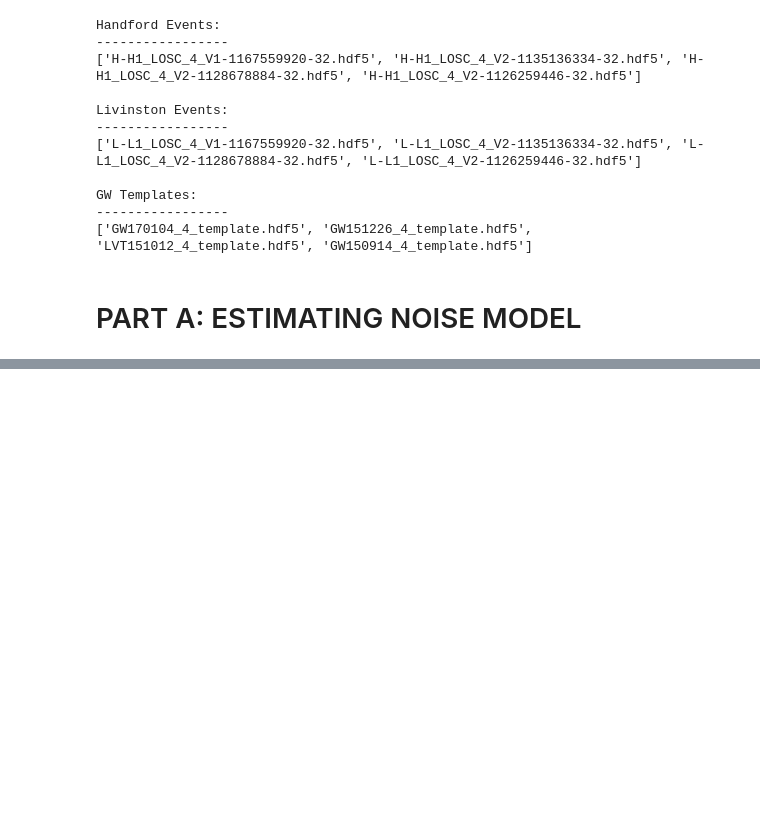
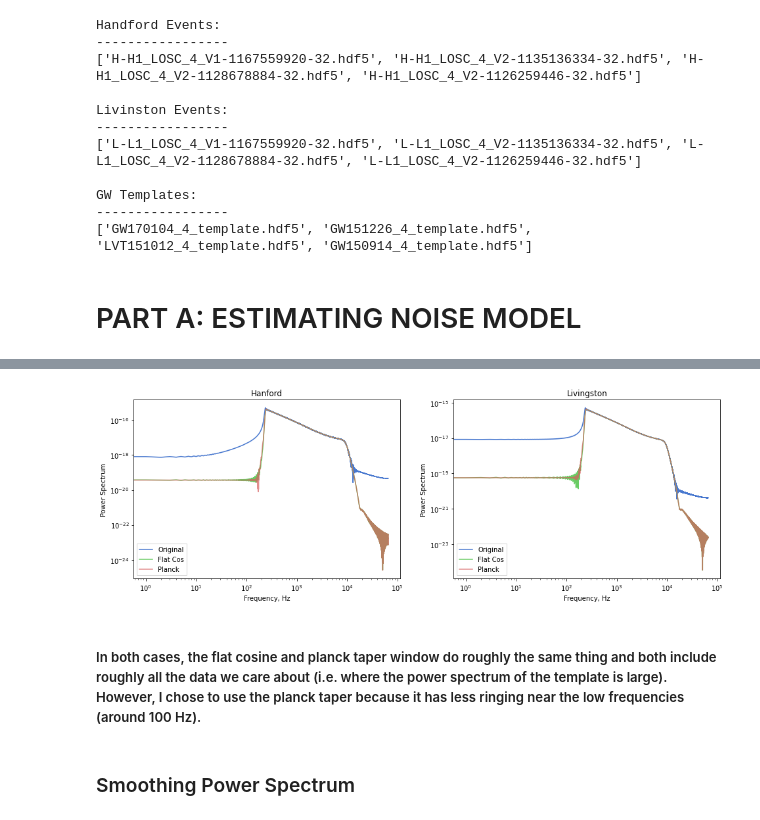
Before and after one commit to lazdam/Computational-Physics, a Jupyter notebook: problem_sets/ps6/ps6_clean.ipynb, the cells around one changed output, grey strips where cells are left out. Saved outputs shown, nothing was run; the diff lists cells and outputs as text; code cells hidden in the pictures; blank space fills up the shorter version.

```diff
--- a/problem_sets/ps6/ps6_clean.ipynb
+++ b/problem_sets/ps6/ps6_clean.ipynb
@@ -148,14 +97,0 @@ plt.show()
-# %%
-# The goal is to remove all of the signal coming from instrumental noise so that we can pick out the actual GW.
-# First, let's define some window functions
-def window(n):
-    x = np.linspace(-np.pi, np.pi, n)
-    return 0.5 + 0.5*np.cos(x)
-
-def make_flat_window(n,m):
-    tmp = window(m)
-    win = np.ones(n)
-    mm = m//2
-    win[:mm] = tmp[:mm]
-    win[-mm:] = tmp[-mm: ]
-    return win
@@ -211,6 +97,0 @@ def whiten_data(strain):
-# %%
-N = len(strain_H1)
-wind = make_flat_window(N, N//5)
-wind_strain = wind*strain_H1
-
-winstrain_asd, freqs, interp = get_asd(wind_strain, interp = True)
@@ -221,0 +166,30 @@ plt.show()
+# %%
+# Let's compare the flat cos window to the planck taper window and how they act on the templates
+cos = make_flat_window(Npts, Npts//5)
+planck = planck_taper_window(Npts, eps = 0.1)
+
+# Plot
+fig, axs = plt.subplots(1,2, figsize = (16,5))
+axs[0].loglog(np.abs(np.fft.rfft(th)), label = 'Original')
+axs[0].loglog(np.abs(np.fft.rfft(cos*th)),label = 'Flat Cos')
+axs[0].loglog(np.abs(np.fft.rfft(planck*th)),alpha = 0.7, label = 'Planck')
+axs[0].set_title('Hanford')
+leg0 = axs[0].legend(loc="lower left",
+                 ncol=1, shadow=False, fancybox=False)
+
+axs[1].loglog(np.abs(np.fft.rfft(tl)), label = 'Original')
+axs[1].loglog(np.abs(np.fft.rfft(cos*tl)),label = 'Flat Cos')
+axs[1].loglog(np.abs(np.fft.rfft(planck*tl)),alpha = 0.7, label = 'Planck')
+axs[1].set_title('Livingston')
+leg0 = axs[1].legend(loc="lower left",
+                 ncol=1, shadow=False, fancybox=False)
+
+
+for ax in axs.flat:
+    ax.set(xlabel = 'Frequency, Hz', ylabel='Power Spectrum')
+# %% [output]
+[figure, added]
+# %% [markdown]
+##### In both cases, the flat cosine and planck taper window do roughly the same thing and both include roughly all the data we care about (i.e. where the power spectrum of the template is large). However, I chose to use the planck taper because it has less ringing near the low frequencies (around 100 Hz).
+# %% [markdown]
+### Smoothing Power Spectrum
```
Also changed, not shown: parts of 16 cells of this notebook.
